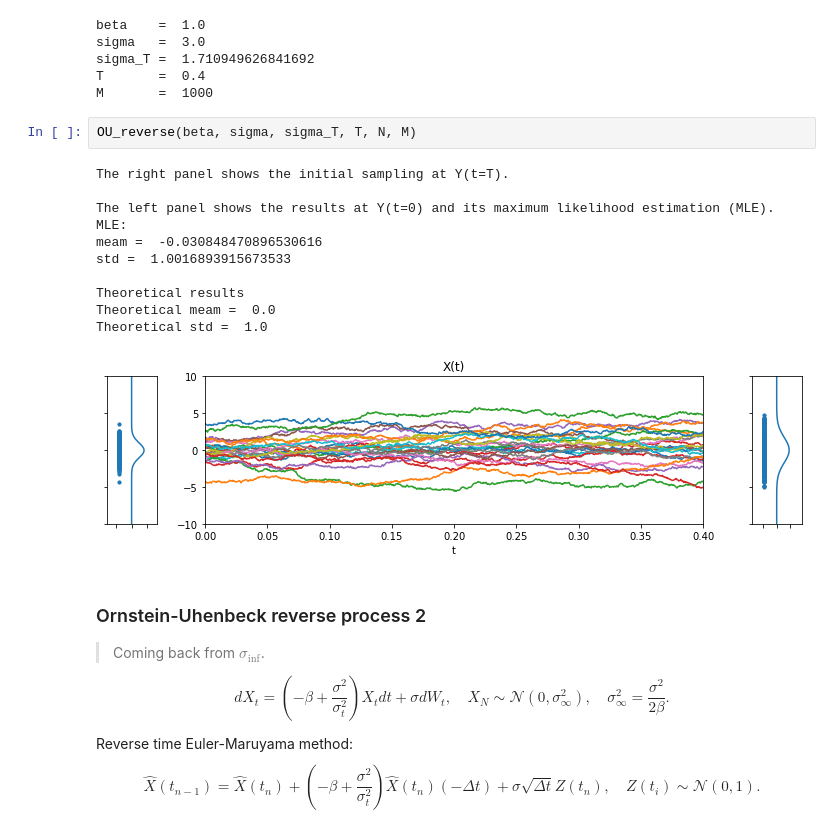
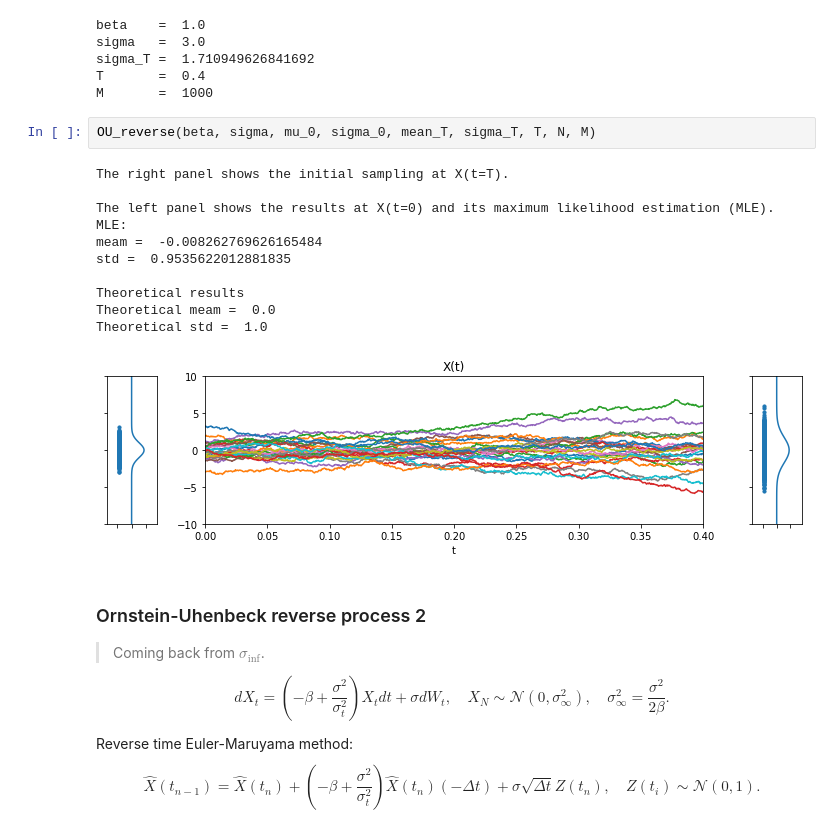
Before and after one commit to teshenglin/computational_mathematics, a Jupyter notebook: diffusion_model/Ornstein_Uhlenbeck.ipynb, the cells around one changed output. Cells and saved outputs as stored; diff of their text form.

```diff
--- a/diffusion_model/Ornstein_Uhlenbeck.ipynb
+++ b/diffusion_model/Ornstein_Uhlenbeck.ipynb
@@ -79,20 +87,20 @@ sigma   =  3.0
 sigma_T =  1.710949626841692
 T       =  0.4
 M       =  1000
-# %%
-OU_reverse(beta, sigma, sigma_T, T, N, M)
-# %% [output]
-The right panel shows the initial sampling at Y(t=T).
-
-The left panel shows the results at Y(t=0) and its maximum likelihood estimation (MLE).
-MLE:
-meam =  -0.030848470896530616
-std =  1.0016893915673533
-
-Theoretical results
-Theoretical meam =  0.0
-Theoretical std =  1.0
-[figure, removed]
+# %%
+OU_reverse(beta, sigma, mu_0, sigma_0, mean_T, sigma_T, T, N, M)
+# %% [output]
+The right panel shows the initial sampling at X(t=T).
+
+The left panel shows the results at X(t=0) and its maximum likelihood estimation (MLE).
+MLE:
+meam =  -0.008262769626165484
+std =  0.9535622012881835
+
+Theoretical results
+Theoretical meam =  0.0
+Theoretical std =  1.0
+[figure, added]
 # %% [markdown]
 ### Ornstein-Uhenbeck reverse process 2
 
```
Also changed, not shown: parts of 8 cells of this notebook, 2 other files.
